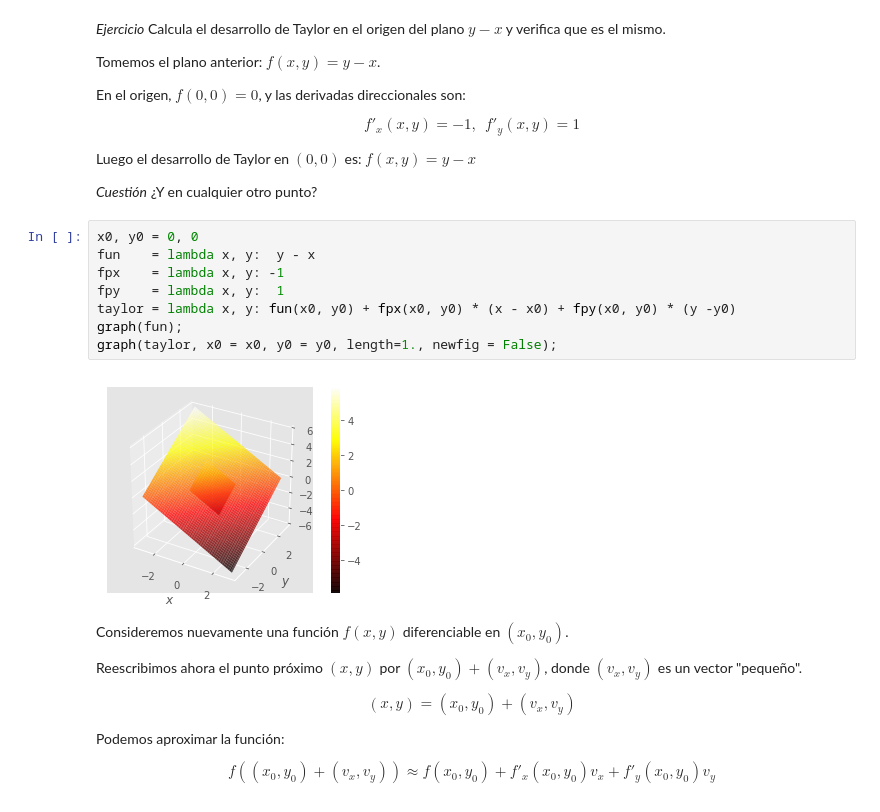
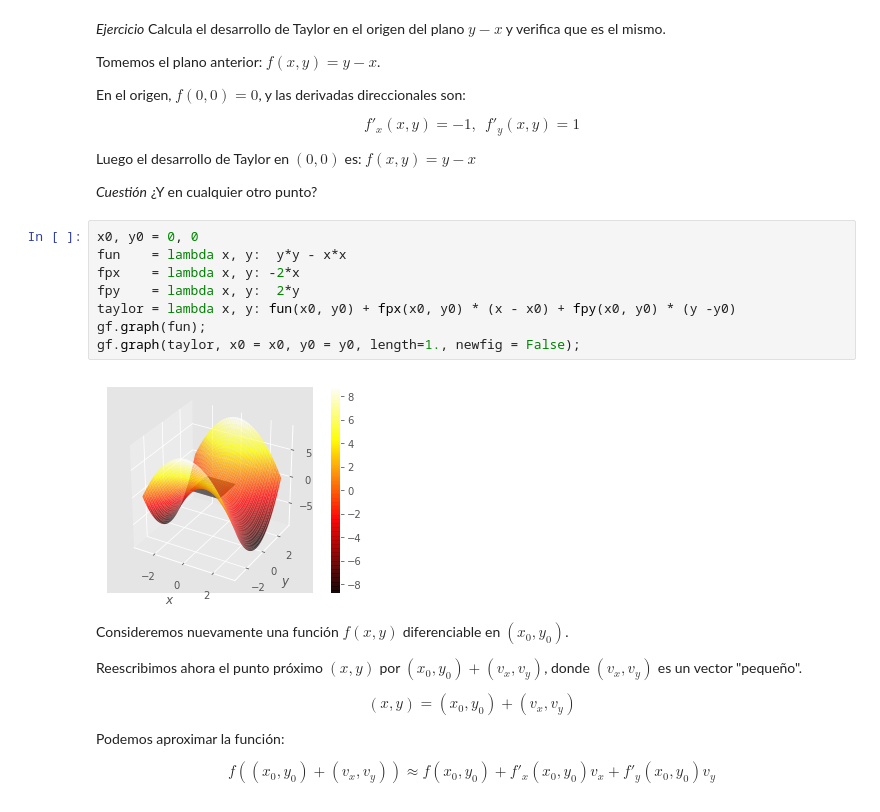
Before and after one commit to jahernando/USC-MMIII, a Jupyter notebook: tderivadas_direccional_diferencial.ipynb, the cells around one changed output. Cells and saved outputs as stored; diff of their text form.

```diff
--- a/tderivadas_direccional_diferencial.ipynb
+++ b/tderivadas_direccional_diferencial.ipynb
@@ -565,14 +498,14 @@ Luego el desarrollo de Taylor en $(0,0)$ es: $f(x, y) = y - x $
 *Cuestión* ¿Y en cualquier otro punto?
 # %%
 x0, y0 = 0, 0
-fun    = lambda x, y:  y - x
-fpx    = lambda x, y: -1
-fpy    = lambda x, y:  1
+fun    = lambda x, y:  y*y - x*x
+fpx    = lambda x, y: -2*x
+fpy    = lambda x, y:  2*y
 taylor = lambda x, y: fun(x0, y0) + fpx(x0, y0) * (x - x0) + fpy(x0, y0) * (y -y0)
-graph(fun);
-graph(taylor, x0 = x0, y0 = y0, length=1., newfig = False);
+gf.graph(fun);
+gf.graph(taylor, x0 = x0, y0 = y0, length=1., newfig = False);
 # %% [output]
-[figure, old version]
+[figure, new version]
 # %% [markdown]
 Consideremos nuevamente una función $f(x, y)$ diferenciable en $(x_0, y_0)$.
 
```
Also changed, not shown: parts of 33 cells of this notebook, 3 other files.
